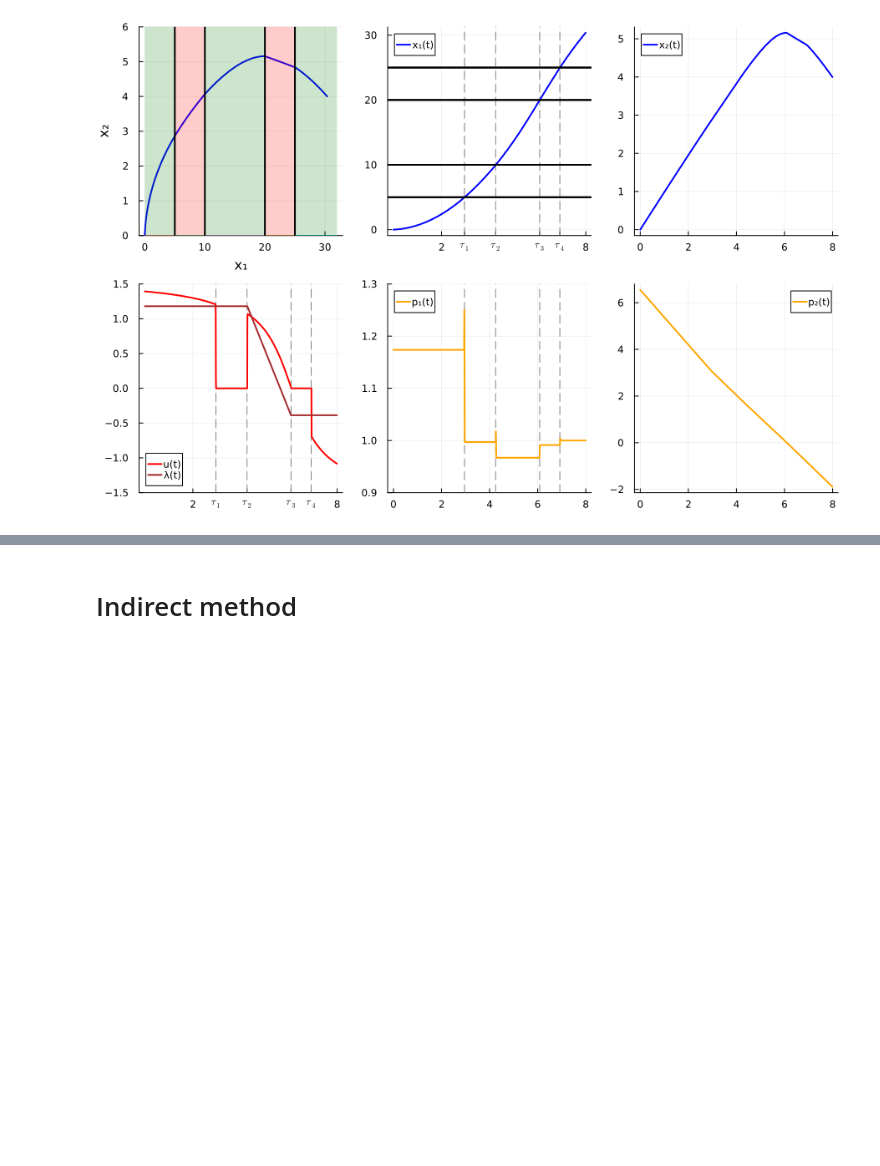
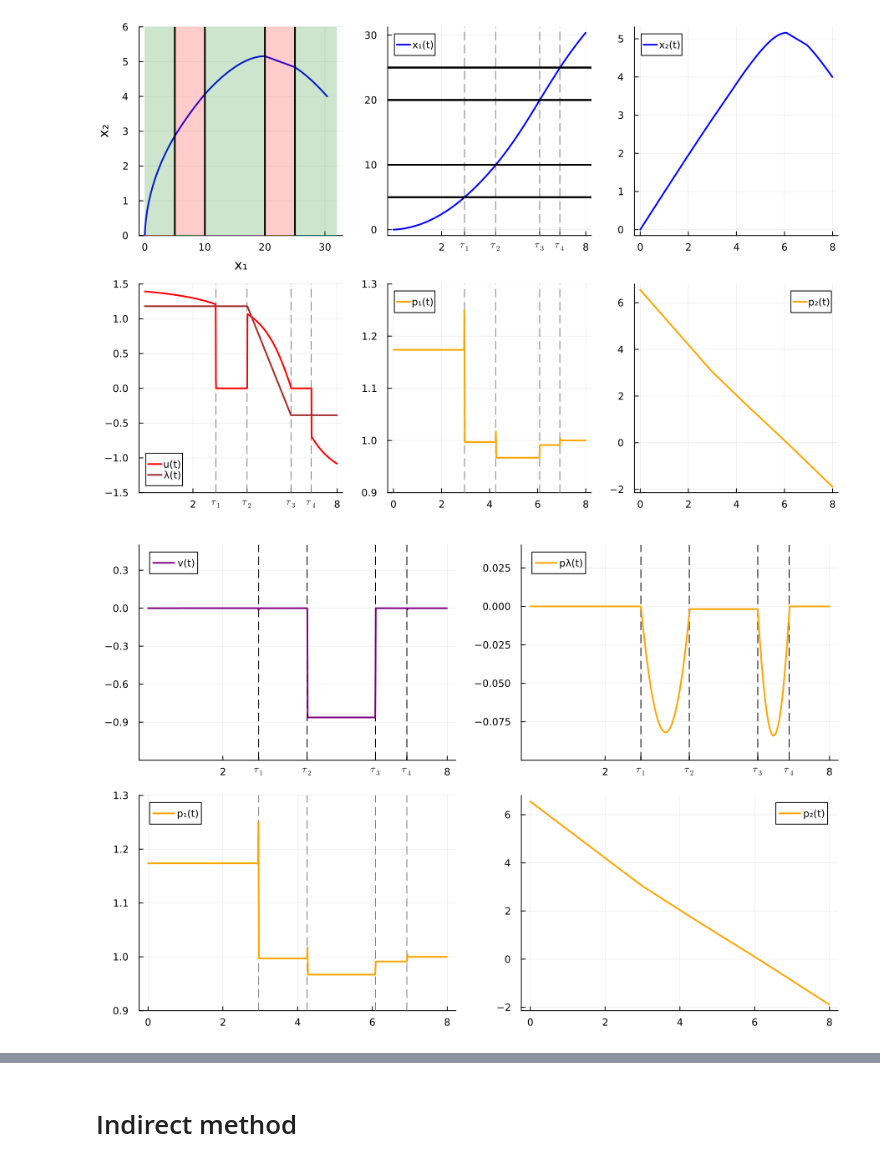
Before and after one commit to control-toolbox/LossControl.jl, a Jupyter notebook: zermelo/loss2.ipynb, the cells around one changed output, grey strips where cells are left out. Saved outputs shown, nothing was run; the diff lists cells and outputs as text; code cells hidden in the pictures; blank space fills up the shorter version.

```diff
--- a/zermelo/loss2.ipynb
+++ b/zermelo/loss2.ipynb
@@ -309,19 +309,22 @@ xu = 0.001771704313920299
 xv = 1.352987117576085
 [figure]
 # %%
-v_plot   = plot(t,  v, xlabel = "t", ylabel = "v",  legend=false,linecolor=:purple, linewidth=2)
+v_plot   = plot(t,  v, label = "v(t)", linecolor=:purple, linewidth=2, ylims=(-1.2, 0.5))
 xticks!(v_plot, [2.,t1,t2,t3,t4,8.], ["2",L"$\tau_1$",L"$\tau_2$",L"$\tau_3$",L"$\tau_4$","8"])
-vline!(v_plot, [t1], linestyle=:dash, linecolor=:black, label=nothing)
-vline!(v_plot, [t2], linestyle=:dash, linecolor=:black, label=nothing)
-vline!(v_plot, [t3], linestyle=:dash, linecolor=:black, label=nothing)
-vline!(v_plot, [t4], linestyle=:dash, linecolor=:black, label=nothing)
+vline!(v_plot, [t1], linestyle=:dash, linecolor=:black, label=nothing, z_order=:back)
+vline!(v_plot, [t2], linestyle=:dash, linecolor=:black, label=nothing, z_order=:back)
+vline!(v_plot, [t3], linestyle=:dash, linecolor=:black, label=nothing, z_order=:back)
+vline!(v_plot, [t4], linestyle=:dash, linecolor=:black, label=nothing, z_order=:back)
 
-p3_plot   = plot(t,  p3, xlabel = "t", ylabel = "pλ",  legend=false,linecolor=:orange,linewidth=2)
+p3_plot   = plot(t,  p3, label = "pλ(t)", linecolor=:orange, linewidth=2, ylims=(-0.1, 0.04))
 xticks!(p3_plot, [2.,t1,t2,t3,t4,8.], ["2",L"$\tau_1$",L"$\tau_2$",L"$\tau_3$",L"$\tau_4$","8"])
-vline!(p3_plot, [t1], linestyle=:dash, linecolor=:black, label=nothing)
-vline!(p3_plot, [t2], linestyle=:dash, linecolor=:black, label=nothing)
-vline!(p3_plot, [t3], linestyle=:dash, linecolor=:black, label=nothing)
-vline!(p3_plot, [t4], linestyle=:dash, linecolor=:black, label=nothing)
-plot(v_plot,p3_plot ,p1_plot,p2_plot, layout = (2,2), size=(900, 500), left_margin=10mm)
+vline!(p3_plot, [t1], linestyle=:dash, linecolor=:black, label=nothing, z_order=:back)
+vline!(p3_plot, [t2], linestyle=:dash, linecolor=:black, label=nothing, z_order=:back)
+vline!(p3_plot, [t3], linestyle=:dash, linecolor=:black, label=nothing, z_order=:back)
+vline!(p3_plot, [t4], linestyle=:dash, linecolor=:black, label=nothing, z_order=:back)
+
+plot(v_plot, p3_plot, p1_plot, p2_plot, layout = (2,2), size=(900, 600)) #, left_margin=10mm)
+# %% [output]
+[figure, added]
 # %%
 function H(k)
```
Also changed, not shown: parts of 14 cells of this notebook, 1 other file.
